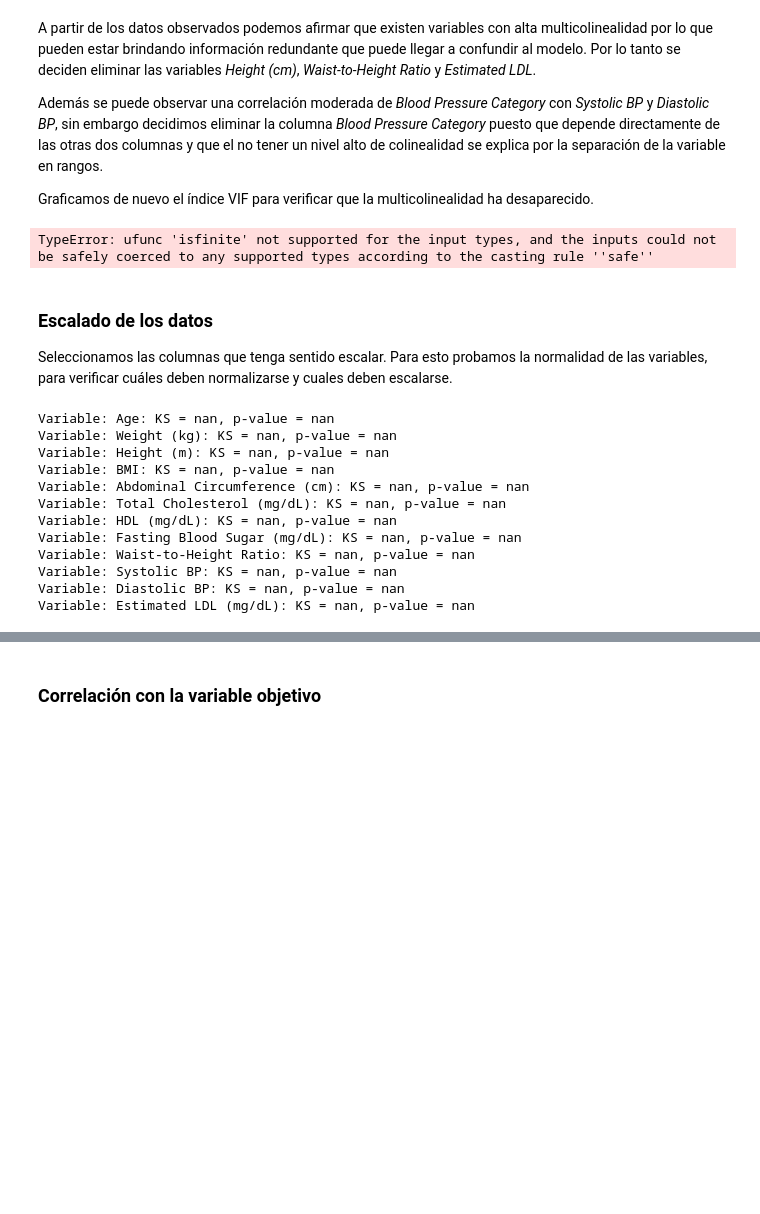
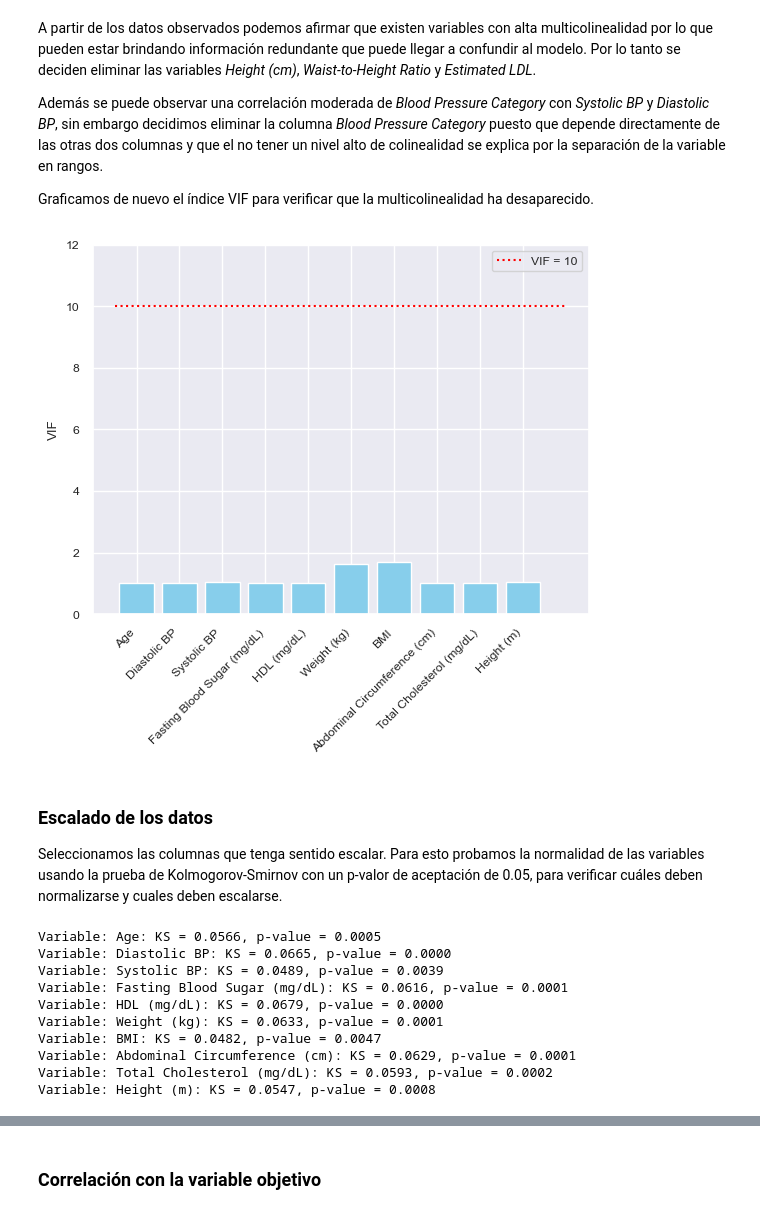
Before and after one commit to serferre2004/Laboratorios_MachineLearning, a Jupyter notebook: Laboratorio1/Laboratorio 1.ipynb, the cells around one changed output, grey strips where cells are left out. Drawn from its saved outputs; the diff is of its cells as text; code cells hidden in the pictures; blank space fills up the shorter version.

```diff
--- a/Laboratorio1/Laboratorio 1.ipynb
+++ b/Laboratorio1/Laboratorio 1.ipynb
@@ -558,29 +560,33 @@ Graficamos de nuevo el índice VIF para verificar que la multicolinealidad ha de
 # %%
 columns_vif=['Height (cm)', 'Waist-to-Height Ratio', 'Estimated LDL (mg/dL)', 'Blood Pressure Category']
 def drop_high_vif(df):
+    f_names = median_columns + mean_columns + corr_features
+    df = pd.DataFrame(df, columns=f_names)
     return df.drop(columns=columns_vif, errors='ignore')
 dropper_vif = FunctionTransformer(drop_high_vif)
-plot_vif(data)
+numeric_transformer.steps.append(('dropper_vif', dropper_vif))
-# %% [output]
-TypeError: ufunc 'isfinite' not supported for the input types, and the inputs could not be safely coerced to any supported types according to the casting rule ''safe''
+# %%
+clean_numeric_data = numeric_transformer.fit_transform(data)
+numerical_f_names = [col for col in numerical_f_names if col not in columns_vif]
+plot_vif(clean_numeric_data, y_max=12, scale=None)
+# %% [output]
+[figure, added]
 # %% [markdown]
 ### Escalado de los datos
 
-Seleccionamos las columnas que tenga sentido escalar. Para esto probamos la normalidad de las variables, para verificar cuáles deben normalizarse y cuales deben escalarse.
+Seleccionamos las columnas que tenga sentido escalar. Para esto probamos la normalidad de las variables usando la prueba de Kolmogorov-Smirnov con un p-valor de aceptación de 0.05, para verificar cuáles deben normalizarse y cuales deben escalarse.
 # %%
-for col in numeric_features:
-    ks_statistic, p_value = kstest(data[col], 'norm')
+for col in numerical_f_names:
+    ks_statistic, p_value = kstest(clean_numeric_data[col], 'norm', args=(clean_numeric_data[col].mean(), clean_numeric_data[col].std()))
     print(f"Variable: {col}: KS = {ks_statistic:.4f}, p-value = {p_value:.4f}")
 # %% [output]
-Variable: Age: KS = nan, p-value = nan
-Variable: Weight (kg): KS = nan, p-value = nan
-Variable: Height (m): KS = nan, p-value = nan
-Variable: BMI: KS = nan, p-value = nan
-Variable: Abdominal Circumference (cm): KS = nan, p-value = nan
-Variable: Total Cholesterol (mg/dL): KS = nan, p-value = nan
-Variable: HDL (mg/dL): KS = nan, p-value = nan
-Variable: Fasting Blood Sugar (mg/dL): KS = nan, p-value = nan
-Variable: Waist-to-Height Ratio: KS = nan, p-value = nan
-Variable: Systolic BP: KS = nan, p-value = nan
-Variable: Diastolic BP: KS = nan, p-value = nan
-Variable: Estimated LDL (mg/dL): KS = nan, p-value = nan
+Variable: Age: KS = 0.0566, p-value = 0.0005
+Variable: Diastolic BP: KS = 0.0665, p-value = 0.0000
+Variable: Systolic BP: KS = 0.0489, p-value = 0.0039
+Variable: Fasting Blood Sugar (mg/dL): KS = 0.0616, p-value = 0.0001
+Variable: HDL (mg/dL): KS = 0.0679, p-value = 0.0000
+Variable: Weight (kg): KS = 0.0633, p-value = 0.0001
+Variable: BMI: KS = 0.0482, p-value = 0.0047
+Variable: Abdominal Circumference (cm): KS = 0.0629, p-value = 0.0001
+Variable: Total Cholesterol (mg/dL): KS = 0.0593, p-value = 0.0002
+Variable: Height (m): KS = 0.0547, p-value = 0.0008
```
Also changed, not shown: parts of 45 cells of this notebook.
